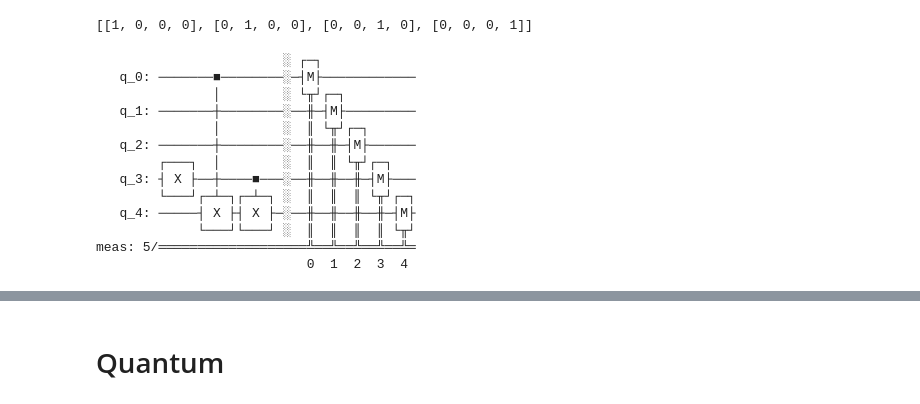
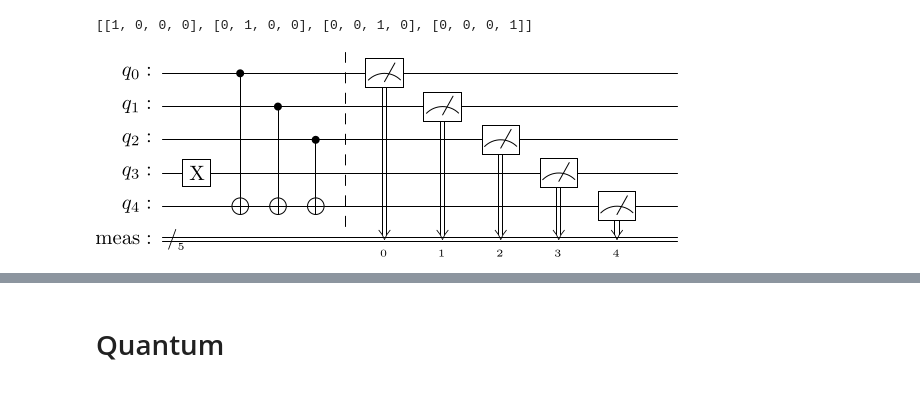
Before and after one commit to michelebanfi/quantum-information-and-algorithms, a Jupyter notebook: Exercises_01.ipynb, the cells around one changed output, grey strips where cells are left out. Cells and saved outputs as stored; diff of their text form; code cells hidden in the pictures.

Commit message:
missing images

```diff
--- a/Exercises_01.ipynb
+++ b/Exercises_01.ipynb
@@ -73,22 +74,10 @@ for i in range(len(permutations)):
     # save the results to inspect them later
     results.append(co)
 # %%
-# print the circuit to showcase how it works
-print(qc)
+# display the circuit to showcase how it works
+circuit_drawer(qc, output='latex')
 # %% [output]
-                        ░ ┌─┐
-   q_0: ───────■────────░─┤M├────────────
-               │        ░ └╥┘┌─┐
-   q_1: ───────┼────────░──╫─┤M├─────────
-               │        ░  ║ └╥┘┌─┐
-   q_2: ───────┼────────░──╫──╫─┤M├──────
-        ┌───┐  │        ░  ║  ║ └╥┘┌─┐
-   q_3: ┤ X ├──┼────■───░──╫──╫──╫─┤M├───
-        └───┘┌─┴─┐┌─┴─┐ ░  ║  ║  ║ └╥┘┌─┐
-   q_4: ─────┤ X ├┤ X ├─░──╫──╫──╫──╫─┤M├
-             └───┘└───┘ ░  ║  ║  ║  ║ └╥┘
-meas: 5/═══════════════════╩══╩══╩══╩══╩═
-                           0  1  2  3  4
+[figure, added]
 # %%
 # cycle through the results
 for i in range(len(results)):
```
Also changed, not shown: parts of 4 cells of this notebook.
